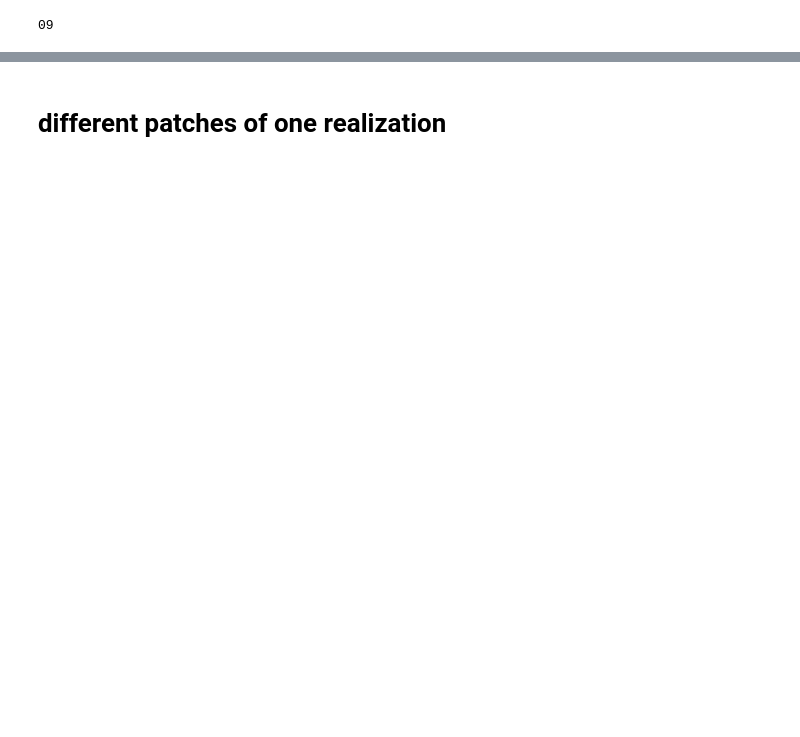
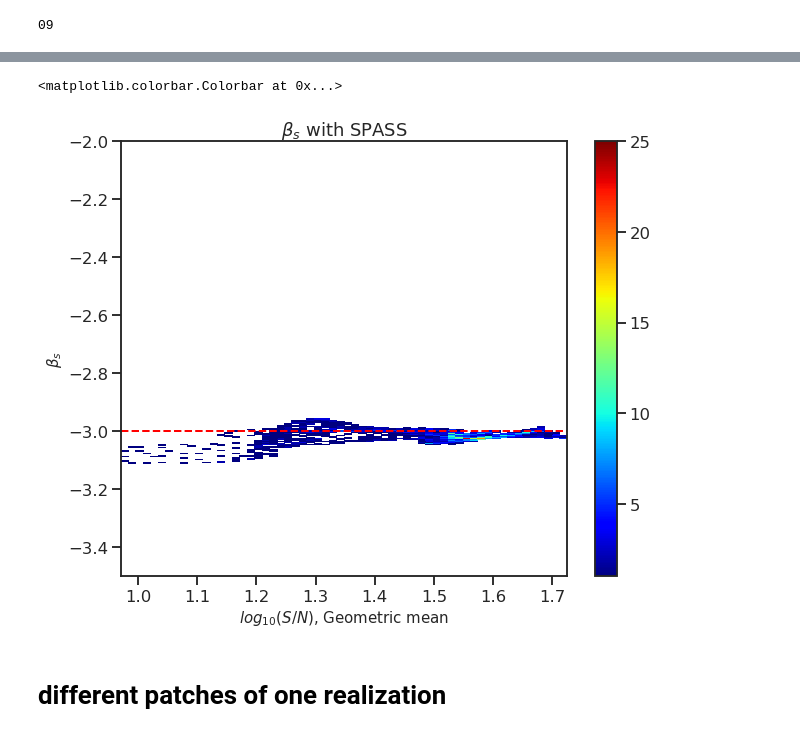
Before and after one commit to yaojian95/Beta_s, a Jupyter notebook: SPASS_betas_results.ipynb, the cells around one changed output, grey strips where cells are left out. Saved outputs shown, nothing was run; the diff lists cells and outputs as text; code cells hidden in the pictures; blank space fills up the shorter version.

```diff
--- a/SPASS_betas_results.ipynb
+++ b/SPASS_betas_results.ipynb
@@ -27,4 +30,6 @@ mask_spass = np.load('/global/cscratch1/sd/jianyao/CBASS/mask_spass_%s.npy'%nsid
 mask_spass_512 = np.load('/global/cscratch1/sd/jianyao/CBASS/mask_spass_512.npy')
+# %%
+Sn_S = np.load('/global/cscratch1/sd/jianyao/CBASS/Results/s0_only_homo_noise/nside_128/SNR_smoothed_SPASS.npy')
 # %%
 masked_index.shape[0]
 # %% [output]
@@ -60,3 +65,17 @@ hp.mollview(Mask(Sn_S, mask_spass), cmap = 'coolwarm', norm = 'hist', title = 'S
+# %%
+my_cmap = copy.copy(plt.cm.get_cmap("jet"))
+my_cmap.set_under('w',0)
+plt.figure(figsize = (10,8))
+bins = plt.hist2d(np.log10(Sn_S[masked_index[0:1525]]), betas_i[2::4], bins = [60, 60], cmin = 1, cmap = my_cmap)
+plt.hlines(-3.0, xmin = -1, xmax = 2, color = 'red', lw = 2, ls = '--')
+plt.ylim(-3.5, -2)
+plt.xlabel(r'$log_{10}(S/N)$, Geometric mean', fontsize = 15)
+plt.ylabel(r'$\beta_s$', fontsize = 15)
+plt.title(r'$\beta_s$ with SPASS')
+plt.colorbar()
+# %% [output]
+<matplotlib.colorbar.Colorbar at 0x...>
+[figure, added]
 # %% [markdown]
 # different patches of one realization
 # %%
```
Also changed, not shown: parts of 79 cells of this notebook.
